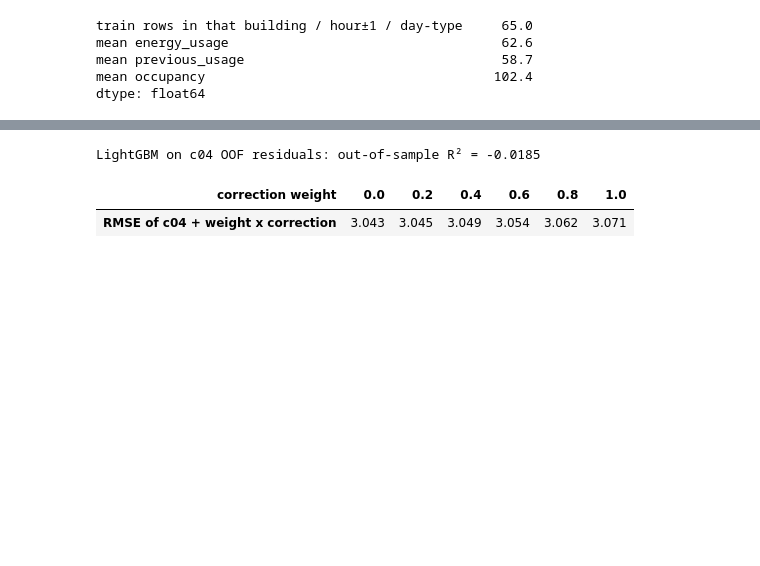
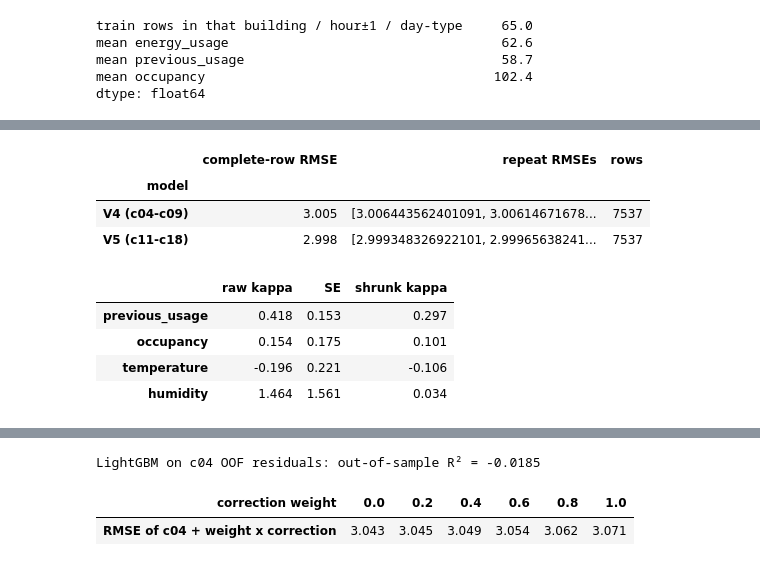
Before and after one commit to dhruvgupta2109/Track-1, a Jupyter notebook: notebooks/track1_analysis_presentation.ipynb, the cells around one changed output, grey strips where cells are left out. Cells and saved outputs as stored; diff of their text form; code cells hidden in the pictures; blank space fills up the shorter version.

Commit message:
Finalize c18 private-input handling and validated submission materials

```diff
--- a/notebooks/track1_analysis_presentation.ipynb
+++ b/notebooks/track1_analysis_presentation.ipynb
@@ -237,0 +253,13 @@ The proxy ranked all six submissions correctly; its magnitude is less reliable (
+# %%
+display(P.final_energy_cv())
+display(P.final_mnar_table().round(3))
+# %% [output]
+|  | complete-row RMSE | repeat RMSEs | rows |
+| model |  |  |  |
+| V4 (c04-c09) | 3.005 | [3.006443562401091, 3.00614671678... | 7537 |
+| V5 (c11-c18) | 2.998 | [2.999348326922101, 2.99965638241... | 7537 |
+|  | raw kappa | SE | shrunk kappa |
+| previous_usage | 0.418 | 0.153 | 0.297 |
+| occupancy | 0.154 | 0.175 | 0.101 |
+| temperature | -0.196 | 0.221 | -0.106 |
+| humidity | 1.464 | 1.561 | 0.034 |
```
Also changed, not shown: parts of 15 cells of this notebook, 37 other files.
